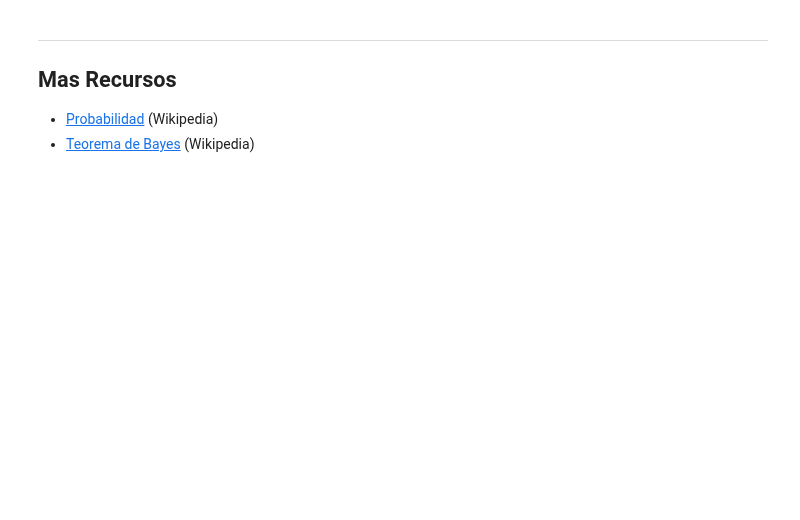
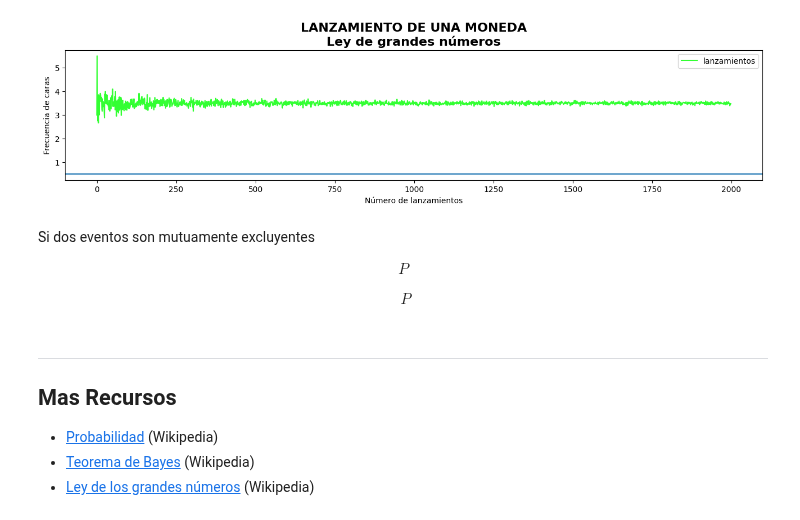
Before and after one commit to GiancarloBenavides/Telematics, a Jupyter notebook: Jupyter/01_probabilidad.ipynb, the cells around one changed output. Saved outputs shown, nothing was run; the diff lists cells and outputs as text; code cells hidden in the pictures; blank space fills up the shorter version.

```diff
--- a/Jupyter/01_probabilidad.ipynb
+++ b/Jupyter/01_probabilidad.ipynb
@@ -356,0 +126,21 @@ print(f"------------------------------------------------------------------------
+# %%
+# Matriz de resultados vacía;
+resultados = []
+
+# llenamos la matriz con números aleatorios
+for lanzamiento in range(1,2000):
+    # cara=1 sello=0
+    lanzamiento = np.random.choice([0,1], lanzamiento)
+    caras = lanzamiento.mean()
+    resultados.append(caras)
+
+# Dataframe
+df = pd.DataFrame({ 'lanzamientos' : resultados})
+
+# Gráfica
+df.plot(color="#33FF33",figsize=(16, 3))
+plt.title("Lanzamiento de una moneda\n".upper() + "Ley de grandes números", fontsize=16, fontweight="bold")
+plt.axhline(0.5)
+plt.xlabel("Número de lanzamientos")
+plt.ylabel("Frecuencia de caras")
+plt.show()
@@ -357,6 +149,39 @@ print(f"------------------------------------------------------------------------
+# %%
+# Matriz de resultados vacía;
+resultados = []
+
+# llenamos la matriz con números aleatorios
+for lanzamiento in range(1,2000):
+    lanzamiento = np.random.choice([1,2,3,4,5,6], lanzamiento)
+    caras = lanzamiento.mean()
+    resultados.append(caras)
+
+# Dataframe
+df = pd.DataFrame({ 'lanzamientos' : resultados})
+
+# Gráfica
+df.plot(color="#33FF33",figsize=(16, 3))
+plt.title("Lanzamiento de una moneda\n".upper() + "Ley de grandes números", fontsize=16, fontweight="bold")
+plt.axhline(0.5)
+plt.xlabel("Número de lanzamientos")
+plt.ylabel("Frecuencia de caras")
+plt.show()
+# %% [output]
+[figure, added]
+# %% [markdown]
+Si dos eventos son mutuamente excluyentes
+
+\begin{gather*}
+P
+\end{gather*}
+
+\begin{align}
+P
+\end{align}
 # %% [markdown]
 ---
 ## Mas Recursos
 
 - [Probabilidad](https://es.wikipedia.org/wiki/Probabilidad) (Wikipedia)
 - [Teorema de Bayes](https://es.wikipedia.org/wiki/Teorema_de_Bayes) (Wikipedia)
+- [Ley de los grandes números](https://es.wikipedia.org/wiki/Ley_de_los_grandes_n%C3%BAmeros) (Wikipedia)
```
Also changed, not shown: parts of 16 cells of this notebook, 1 other file.
